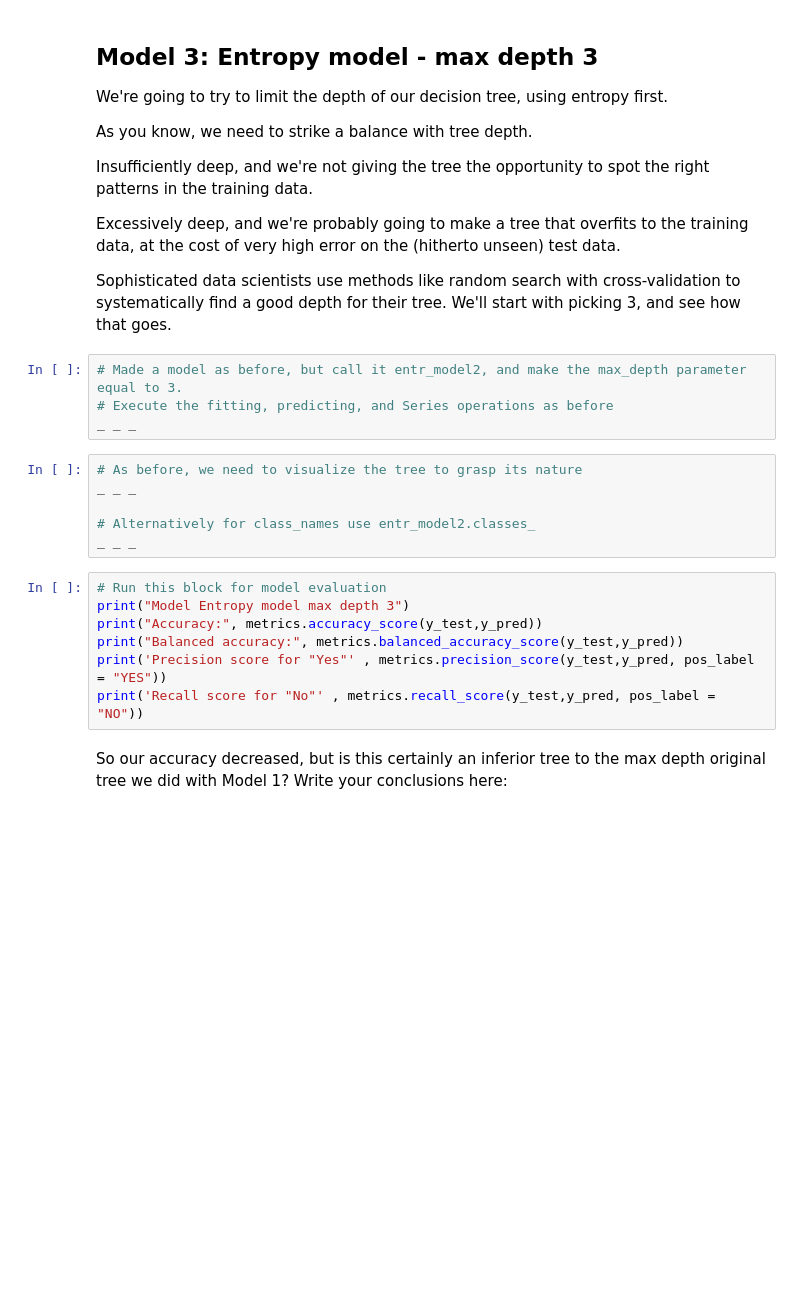
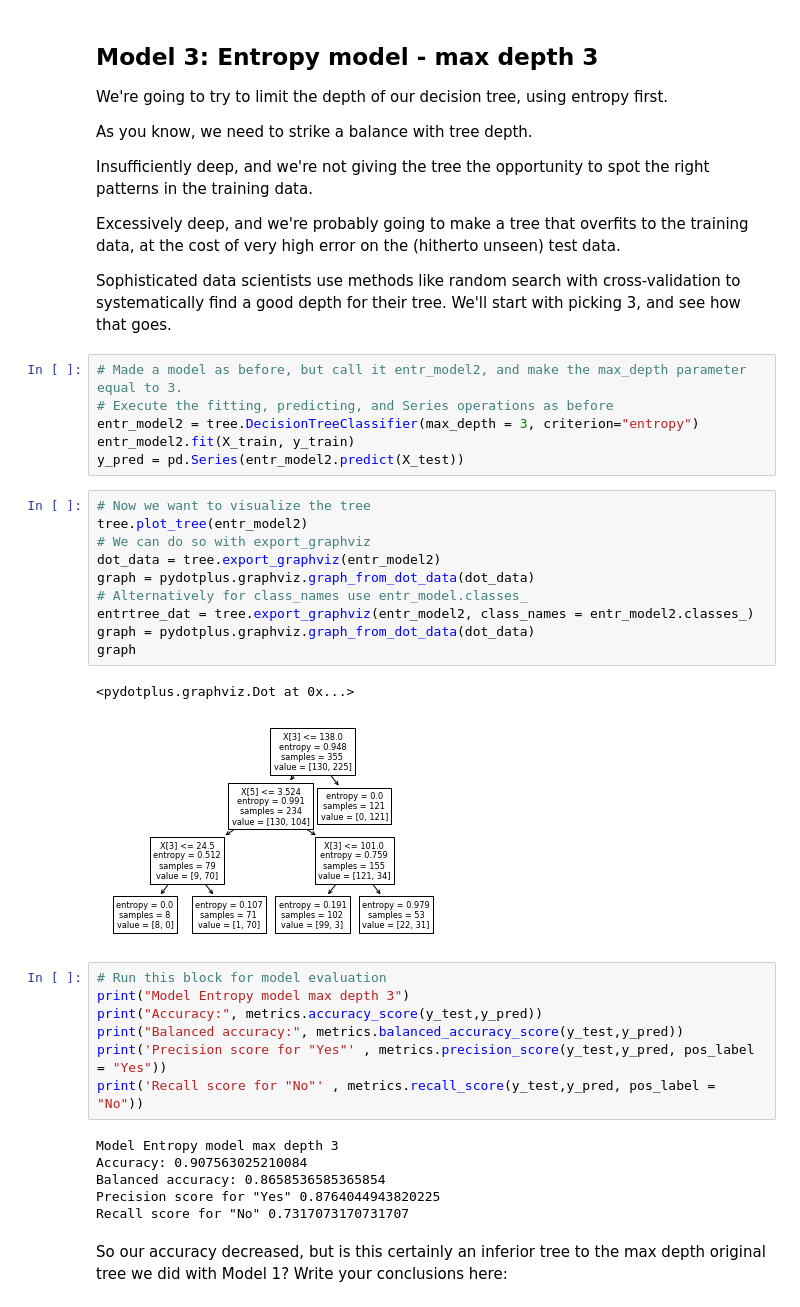
Before and after one commit to admveen/Decision_Tree, a Jupyter notebook: Springboard Decision Tree Specialty Coffee Case Study - Tier 3.ipynb, the cells around one changed output. Drawn from its saved outputs; the diff is of its cells as text; blank space fills up the shorter version.

```diff
--- a/Springboard Decision Tree Specialty Coffee Case Study - Tier 3.ipynb
+++ b/Springboard Decision Tree Specialty Coffee Case Study - Tier 3.ipynb
@@ -517,19 +517,34 @@ Sophisticated data scientists use methods like random search with cross-validati
 # %%
 # Made a model as before, but call it entr_model2, and make the max_depth parameter equal to 3.
 # Execute the fitting, predicting, and Series operations as before
-_ _ _
+entr_model2 = tree.DecisionTreeClassifier(max_depth = 3, criterion="entropy")
+entr_model2.fit(X_train, y_train)
+y_pred = pd.Series(entr_model2.predict(X_test))
-# %%
-# As before, we need to visualize the tree to grasp its nature
-_ _ _
-
-# Alternatively for class_names use entr_model2.classes_
-_ _ _
+# %%
+# Now we want to visualize the tree
+tree.plot_tree(entr_model2)
+# We can do so with export_graphviz
+dot_data = tree.export_graphviz(entr_model2)
+graph = pydotplus.graphviz.graph_from_dot_data(dot_data)
+# Alternatively for class_names use entr_model.classes_
+entrtree_dat = tree.export_graphviz(entr_model2, class_names = entr_model2.classes_)
+graph = pydotplus.graphviz.graph_from_dot_data(dot_data)
+graph
+# %% [output]
+<pydotplus.graphviz.Dot at 0x...>
+[figure, added]
 # %%
 # Run this block for model evaluation
 print("Model Entropy model max depth 3")
 print("Accuracy:", metrics.accuracy_score(y_test,y_pred))
 print("Balanced accuracy:", metrics.balanced_accuracy_score(y_test,y_pred))
-print('Precision score for "Yes"' , metrics.precision_score(y_test,y_pred, pos_label = "YES"))
-print('Recall score for "No"' , metrics.recall_score(y_test,y_pred, pos_label = "NO"))
+print('Precision score for "Yes"' , metrics.precision_score(y_test,y_pred, pos_label = "Yes"))
+print('Recall score for "No"' , metrics.recall_score(y_test,y_pred, pos_label = "No"))
+# %% [output]
+Model Entropy model max depth 3
+Accuracy: 0.907563025210084
+Balanced accuracy: 0.8658536585365854
+Precision score for "Yes" 0.8764044943820225
+Recall score for "No" 0.7317073170731707
 # %% [markdown]
 So our accuracy decreased, but is this certainly an inferior tree to the max depth original tree we did with Model 1? Write your conclusions here:
```
Also changed, not shown: parts of 18 cells of this notebook.
